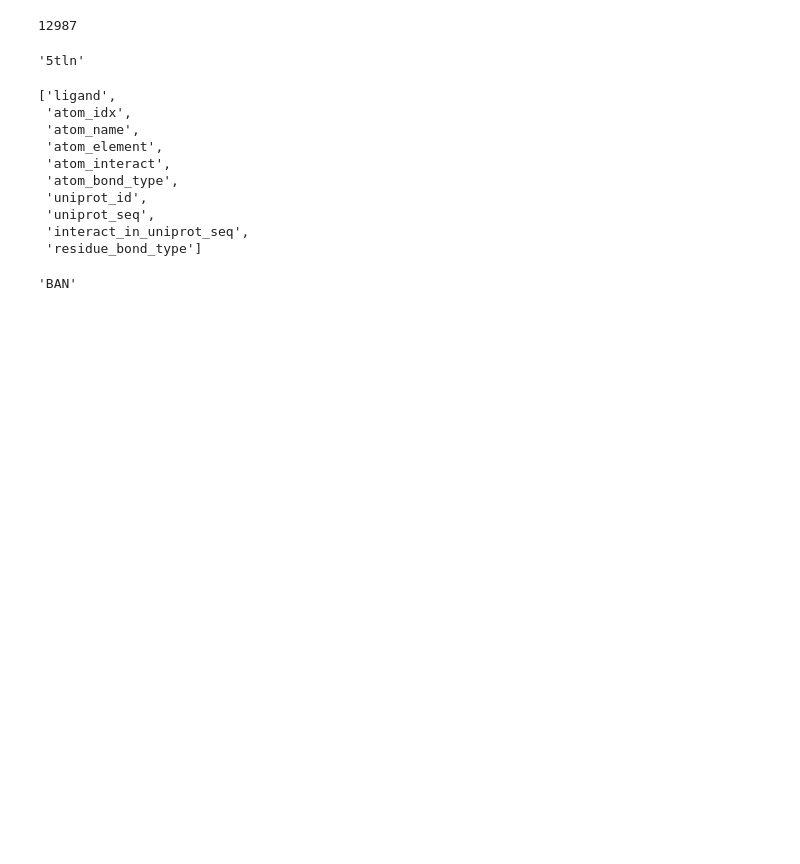
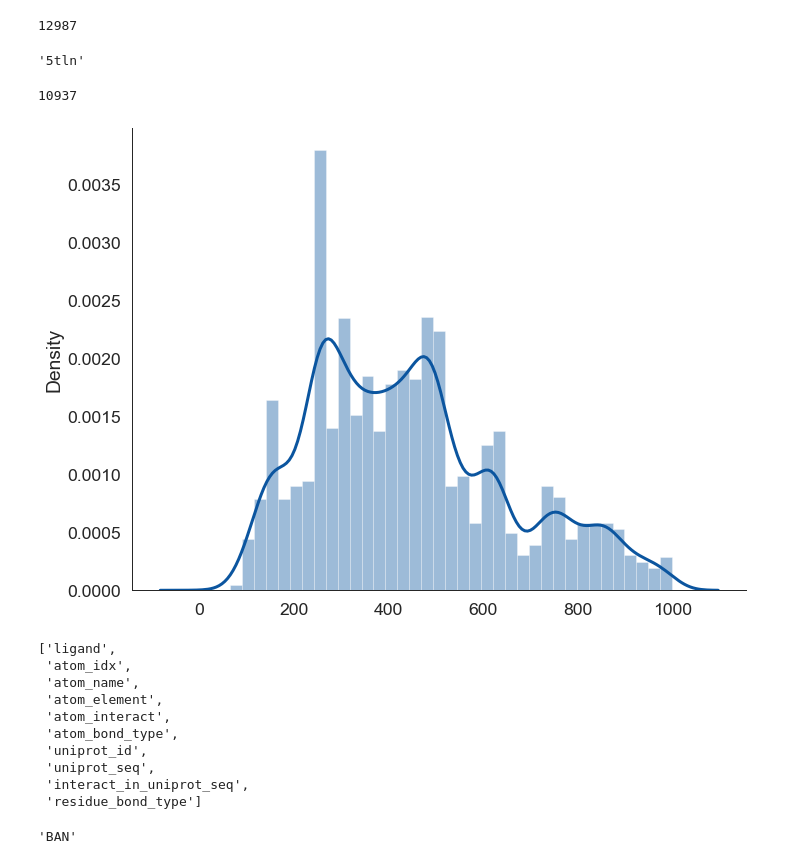
Before and after one commit to riadas/MONN, a Jupyter notebook: src/Dataset Exploration.ipynb, the cells around one changed output. Cells and saved outputs as stored; diff of their text form; code cells hidden in the pictures; blank space fills up the shorter version.

```diff
--- a/src/Dataset Exploration.ipynb
+++ b/src/Dataset Exploration.ipynb
@@ -28,6 +28,15 @@ pdb_id = list(interaction_dict.keys())[1]
 pdb_id
 # %% [output]
 '5tln'
+# %%
+x = [len(v['uniprot_seq']) for k, v in interaction_dict.items()]
+y = [elt for elt in x if elt < 1000]
+
+plot = sns.distplot(y)
+len(y)
+# %% [output]
+10937
+[figure, added]
 # %%
 interaction_entry = interaction_dict[pdb_id]
 list(interaction_entry.keys())
```
Also changed, not shown: parts of 2 cells of this notebook, 3 other files.
